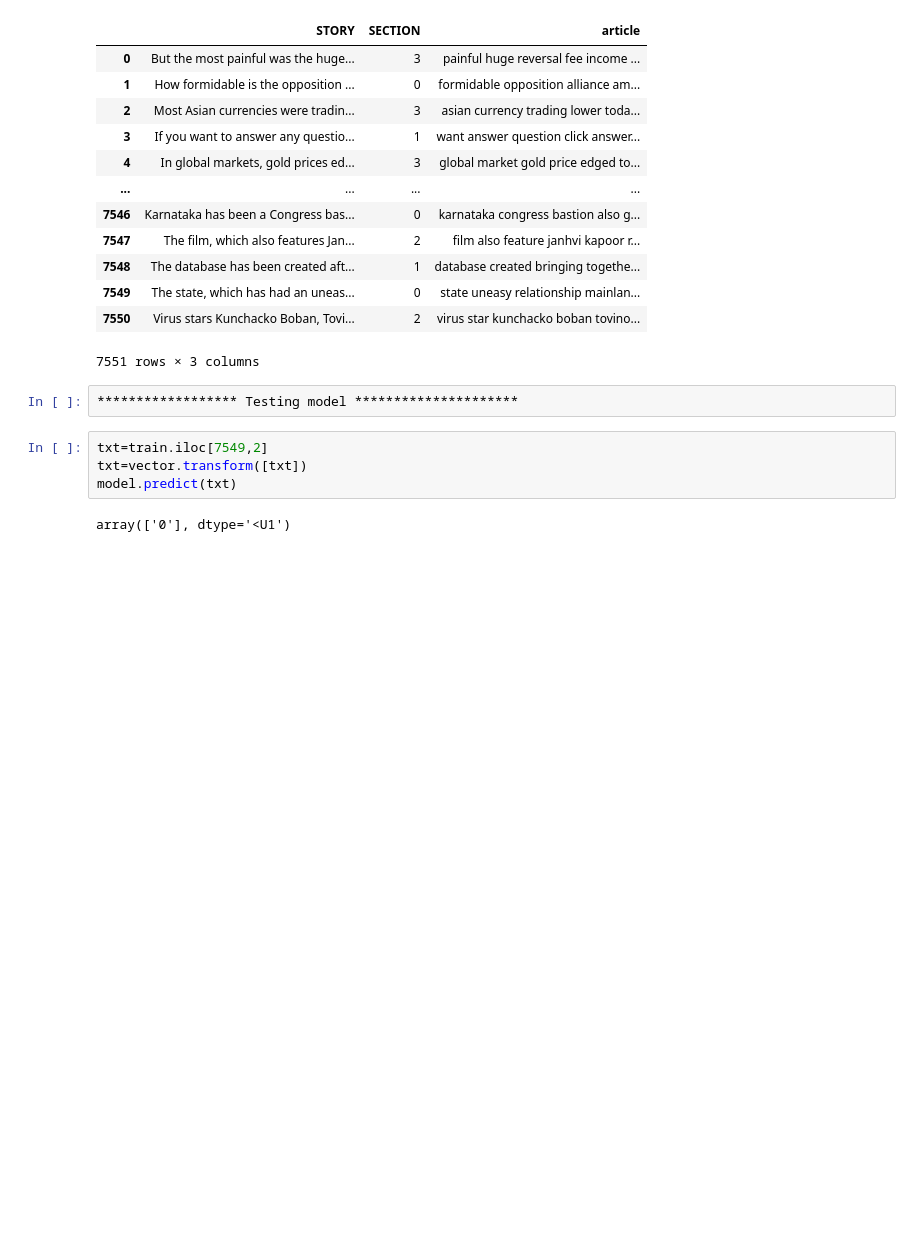
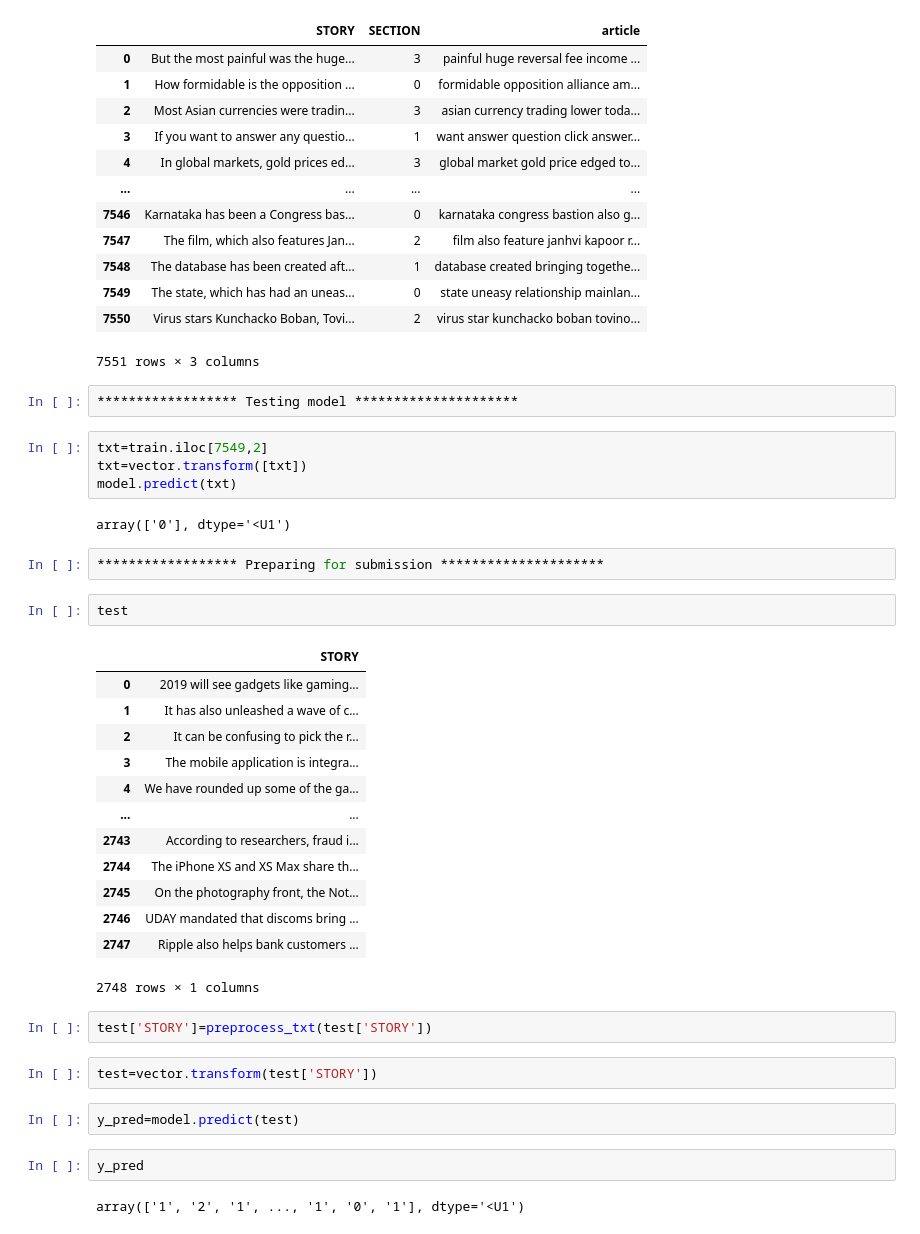
Before and after one commit to NitinShelke/News-Category-Prediction, a Jupyter notebook: Model.ipynb, the cells around one changed output. Cells and saved outputs as stored; diff of their text form; blank space fills up the shorter version.

```diff
--- a/Model.ipynb
+++ b/Model.ipynb
@@ -232,3 +219,31 @@ txt=vector.transform([txt])
 model.predict(txt)
 # %% [output]
 array(['0'], dtype='<U1')
+# %%
+****************** Preparing for submission *********************
+# %%
+test
+# %% [output]
+|  | STORY |
+| 0 | 2019 will see gadgets like gaming... |
+| 1 | It has also unleashed a wave of c... |
+| 2 | It can be confusing to pick the r... |
+| 3 | The mobile application is integra... |
+| 4 | We have rounded up some of the ga... |
+| ... | ... |
+| 2743 | According to researchers, fraud i... |
+| 2744 | The iPhone XS and XS Max share th... |
+| 2745 | On the photography front, the Not... |
+| 2746 | UDAY mandated that discoms bring ... |
+| 2747 | Ripple also helps bank customers ... |
+2748 rows × 1 columns
+# %%
+test['STORY']=preprocess_txt(test['STORY'])
+# %%
+test=vector.transform(test['STORY'])
+# %%
+y_pred=model.predict(test)
+# %%
+y_pred
+# %% [output]
+array(['1', '2', '1', ..., '1', '0', '1'], dtype='<U1')
```
Also changed, not shown: parts of 11 cells of this notebook.
